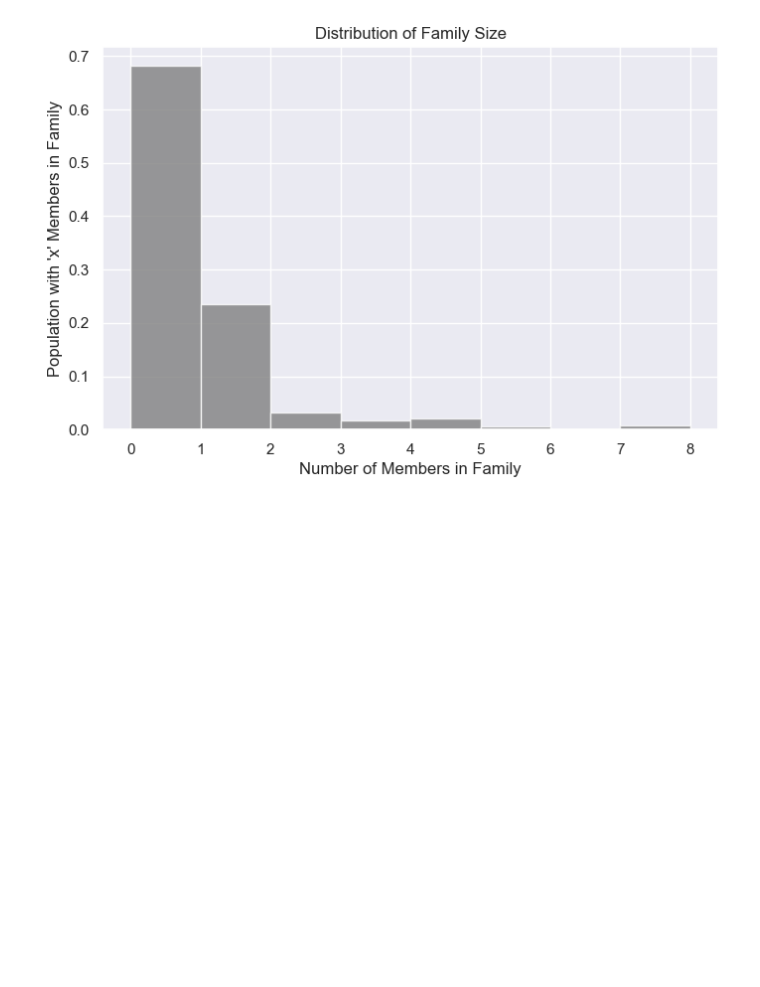
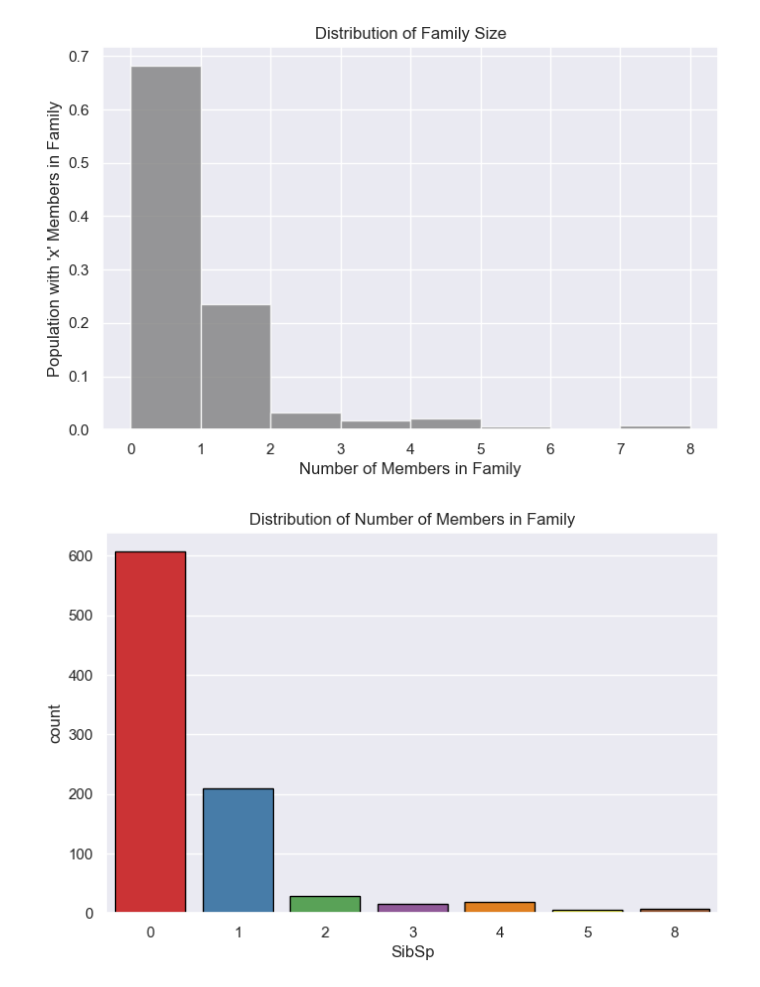
Before and after one commit to zozoking101/Machine-Learning-Projects, a Jupyter notebook: Titanic - Machine Learning from Disaster/titanic.ipynb, the cells around one changed output. Drawn from its saved outputs; the diff is of its cells as text; code cells hidden in the pictures; blank space fills up the shorter version.

```diff
--- a/Titanic - Machine Learning from Disaster/titanic.ipynb
+++ b/Titanic - Machine Learning from Disaster/titanic.ipynb
@@ -115,8 +115,8 @@ plt.show()
 # Gender Distribution Among Ticket Classes
 # Seaborn
 
-sns.set(style="darkgrid")
-sns.set(rc={'figure.figsize':(8, 5)})
+sns.set_theme(style="darkgrid")
+sns.set_theme(rc={'figure.figsize':(8, 5)})
 
 g= sns.countplot(x='Pclass', data=train, hue='Sex', palette='Set1', edgecolor='black')
 g.set_title('Gender Distribution Among Ticket Classes')
@@ -127,8 +127,8 @@ plt.show()
 # Gender Distribution Between Survivors and Deceased
 # Seaborn
 
-sns.set(style="darkgrid")
-sns.set(rc={'figure.figsize':(8, 5)})
+sns.set_theme(style="darkgrid")
+sns.set_theme(rc={'figure.figsize':(8, 5)})
 g = sns.countplot(x='Survived', data=train, hue='Sex', palette='Set1', edgecolor='black')
 g.set_title('Gender Distribution Between Survivors and Deceased')
 plt.show()
@@ -138,8 +138,8 @@ plt.show()
 # Survival Distribution Among Ticket Classes
 # Seaborn
 
-sns.set(style="darkgrid")
-sns.set(rc={'figure.figsize':(8, 5)})
+sns.set_theme(style="darkgrid")
+sns.set_theme(rc={'figure.figsize':(8, 5)})
 g = sns.countplot(x='Survived', data=train, hue='Pclass', palette='Set1', edgecolor='black')
 g.set_title('Survival Distribution Among Ticket Classes')
 plt.show()
@@ -149,8 +149,8 @@ plt.show()
 # Passanger Survival with respect to Gender and Ticket Class
 # Seaborn
 
-sns.set(style="darkgrid")
-sns.set(rc={'figure.figsize':(12, 5)})
+sns.set_theme(style="darkgrid")
+sns.set_theme(rc={'figure.figsize':(12, 5)})
 g = sns.catplot(x="Pclass", col="Survived", hue="Sex", data=train, kind="count", palette="Set1")
 g.set_titles("Survived = {col_name}")
 plt.show()
@@ -173,7 +173,11 @@ plt.show()
 # %%
 # Distribution of Family Size
 # Seaborn
 
-sns.set(style='darkgrid')
-sns.set(rc={''})
+sns.set_theme(style='darkgrid')
+sns.set_theme(rc={'figure.figsize':(8, 5)})
+g = sns.countplot(x="SibSp", data=train, palette='Set1', hue='SibSp', edgecolor='black', legend=False)
+g.set_title("Distribution of Number of Members in Family")
 plt.show()
+# %% [output]
+[figure, added]
```
Also changed, not shown: parts of 43 cells of this notebook, 2 other files.
